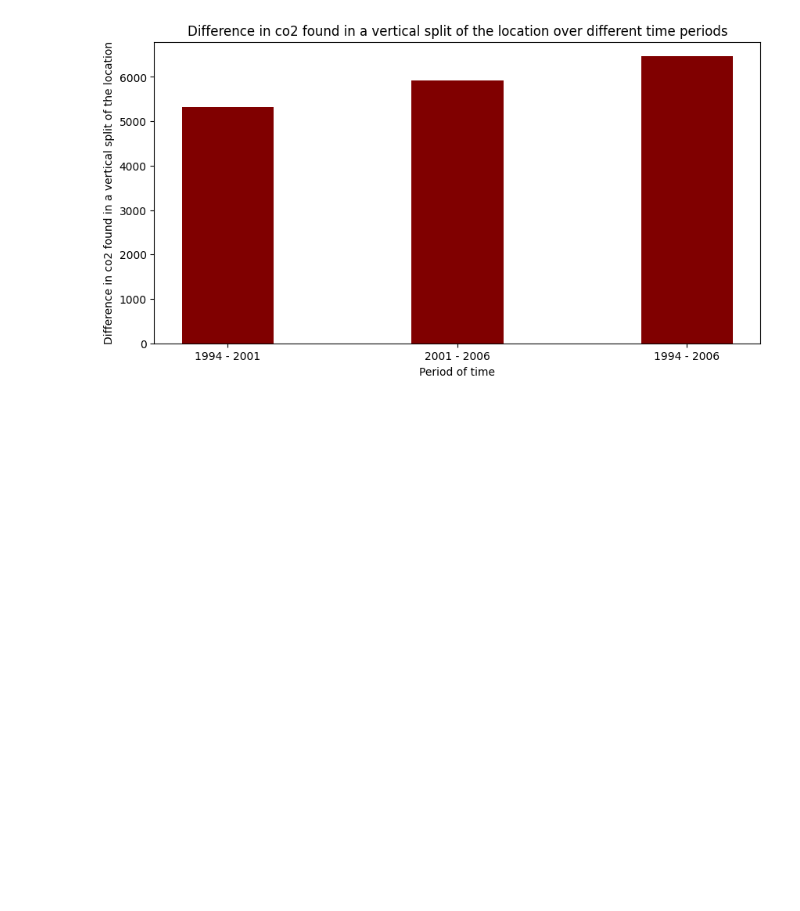
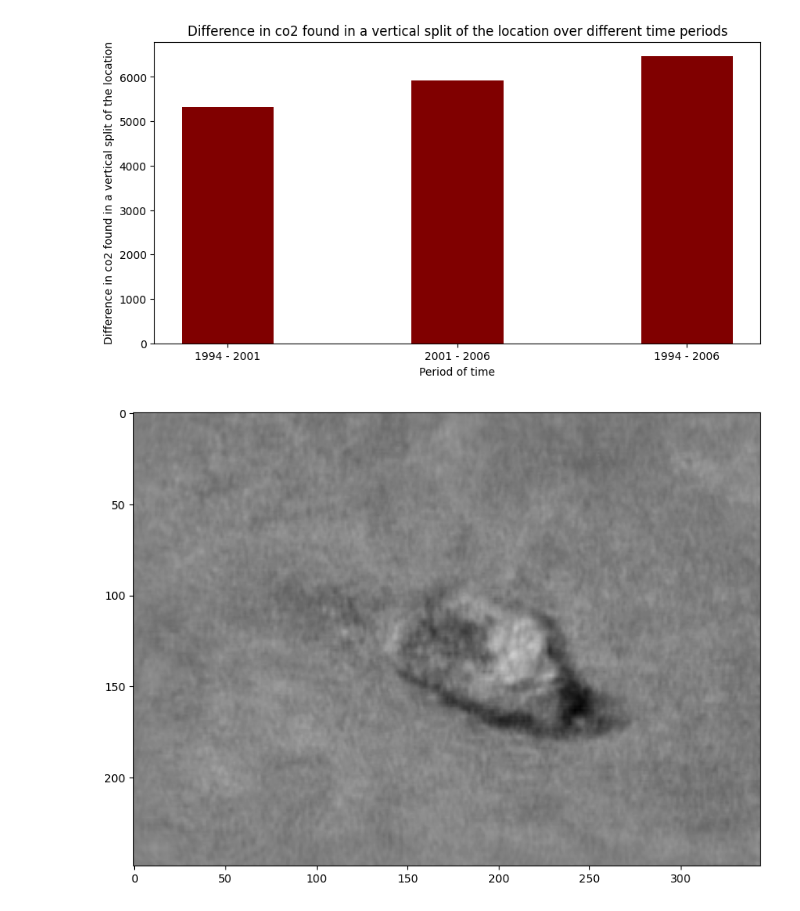
Before and after one commit to alvaromartinangulo/HelloWorldHack, a Jupyter notebook: HWH_CGG/challenge.ipynb, the cells around one changed output. Saved outputs shown, nothing was run; the diff lists cells and outputs as text; code cells hidden in the pictures; blank space fills up the shorter version.

```diff
--- a/HWH_CGG/challenge.ipynb
+++ b/HWH_CGG/challenge.ipynb
@@ -347,3 +347,7 @@ plt.title("Difference in co2 found in a vertical split of the location over diff
 plt.show()
 # %% [output]
 [figure]
+# %%
+show(seismic, "z", 1000, "x", "y", "06")
+# %% [output]
+[figure, added]
```
Also changed, not shown: parts of 1 cell of this notebook.
